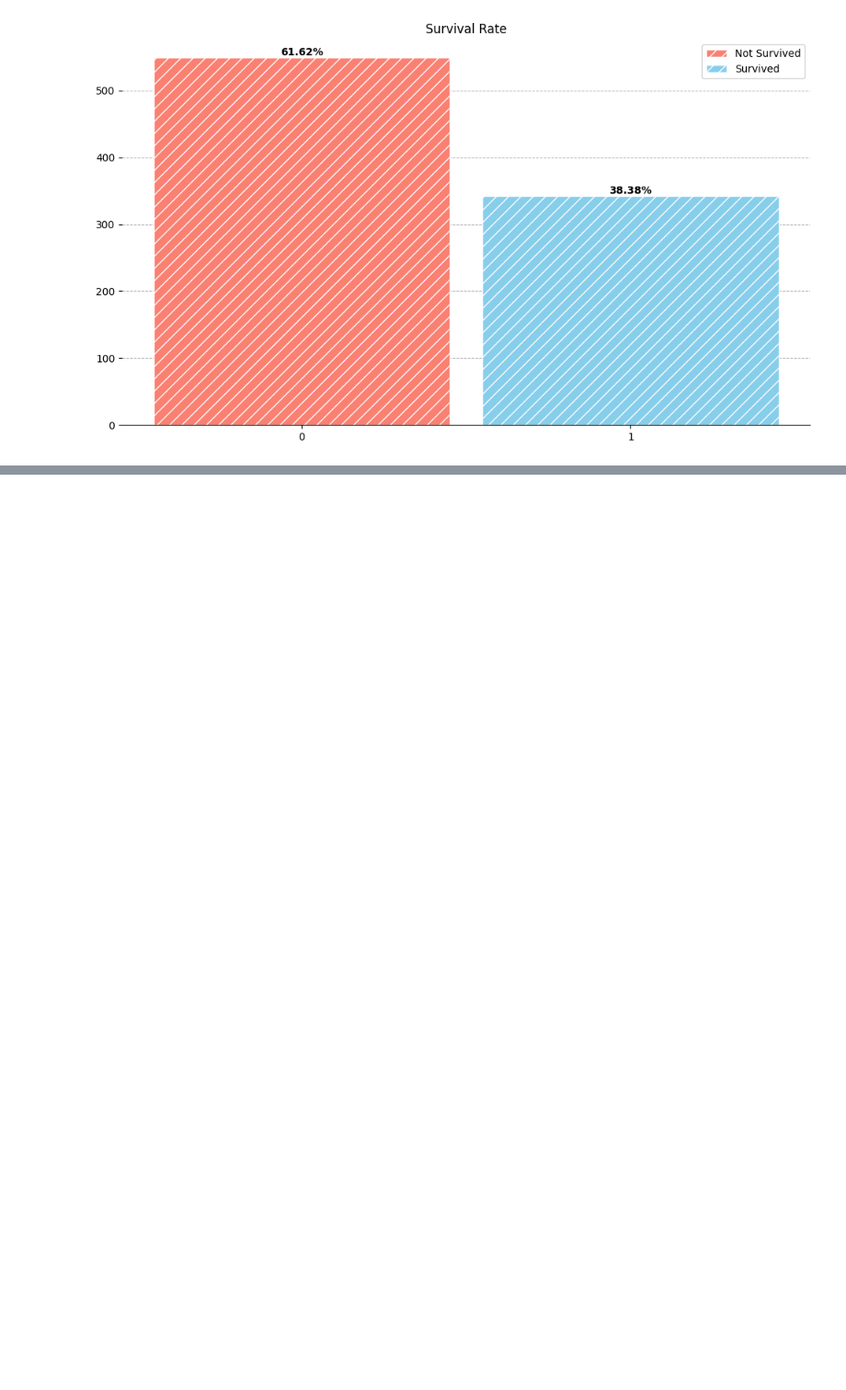
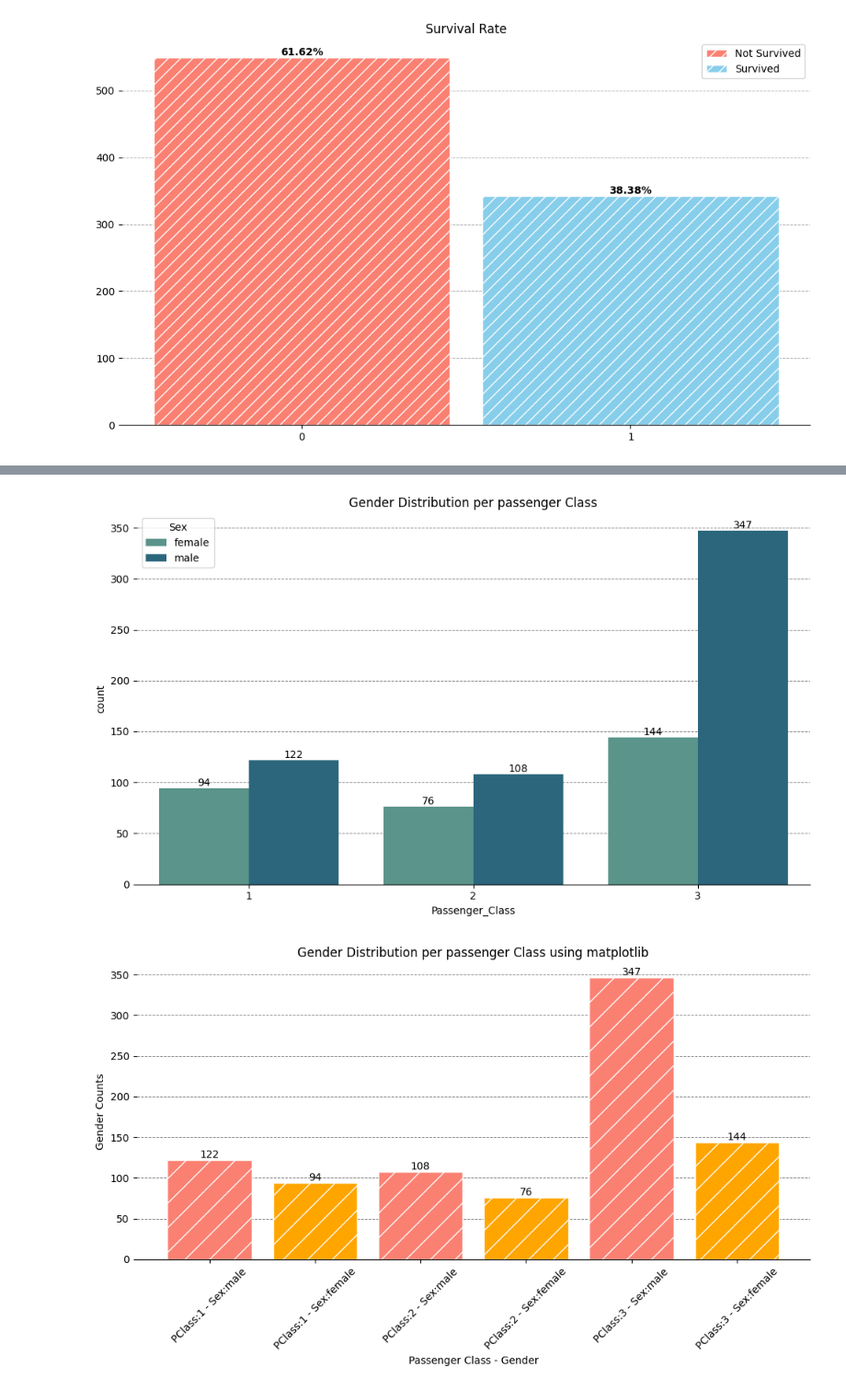
Before and after one commit to Ma7moodAs/Titanic-prediction, a Jupyter notebook: notebooks/notebook.ipynb, the cells around one changed output, grey strips where cells are left out. Shown at 92% size. Saved outputs shown, nothing was run; the diff lists cells and outputs as text; code cells hidden in the pictures; blank space fills up the shorter version.

```diff
--- a/notebooks/notebook.ipynb
+++ b/notebooks/notebook.ipynb
@@ -492,0 +580,46 @@ Name: proportion, dtype: float64
+# %%
+# Gender Distribution per passenger Class
+
+plt.figure(figsize=(10,6),dpi=100)
+bars = sns.countplot(data=df,
+              x='Passenger_Class',
+              hue='Sex',
+              width=0.8,
+              palette='crest')
+for bar in bars.patches:
+    y_val = bar.get_height()
+    x_pos = bar.get_x() + (bar.get_width()/2)
+    if y_val > 0:
+        plt.text(x_pos,y_val,int(y_val),ha='center',va='bottom')
+plt.title('Gender Distribution per passenger Class')
+plt.grid(visible=True,axis='y',linestyle='--',linewidth=0.7,color='gray')
+plt.gca().set_axisbelow(True)
+sns.despine(left=True)
+plt.tight_layout()
+plt.show()
+
+# The same plot using another approach (matplotlib)
+
+plt.figure(figsize=(10,6),dpi=100)
+bars = plt.bar(x=[f'PClass:{pclass} - Sex:{sex}' for pclass,sex in df.groupby('Passenger_Class')['Sex'].value_counts().index],
+        height=df.groupby('Passenger_Class')['Sex'].value_counts().values,
+        align='center',
+        color=['salmon','orange'],
+        edgecolor='white',
+        hatch='/')
+for bar in bars:
+    y_val = bar.get_height()
+    x_pos = bar.get_x() + (bar.get_width()/2)
+    plt.text(x_pos,y_val,int(y_val),ha='center',va='bottom')
+plt.grid(visible=True,axis='y',linestyle='--',linewidth=0.7,color='gray')
+plt.gca().set_axisbelow(True)
+sns.despine(left=True)
+plt.title('Gender Distribution per passenger Class using matplotlib')
+plt.xlabel('Passenger Class - Gender')
+plt.ylabel('Gender Counts')
+plt.xticks(rotation=45)
+plt.tight_layout()
+plt.show()
+# %% [output]
+[figure, added]
+[figure, added]
```
Also changed, not shown: parts of 5 cells of this notebook.
